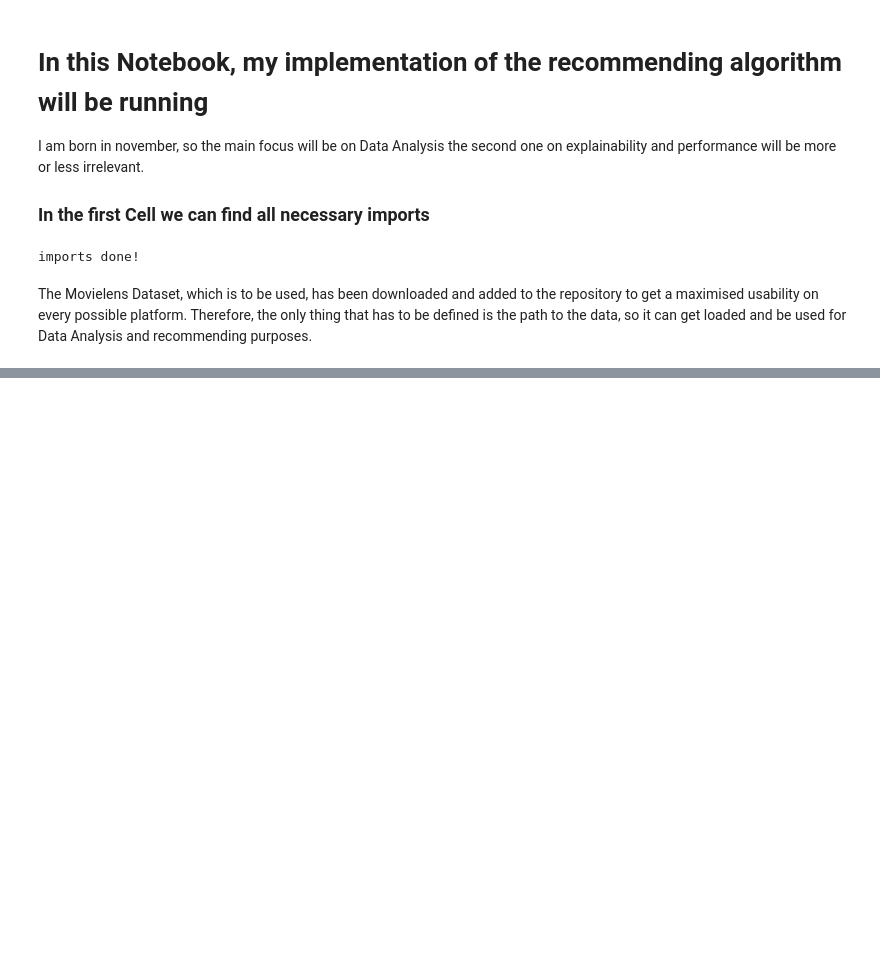
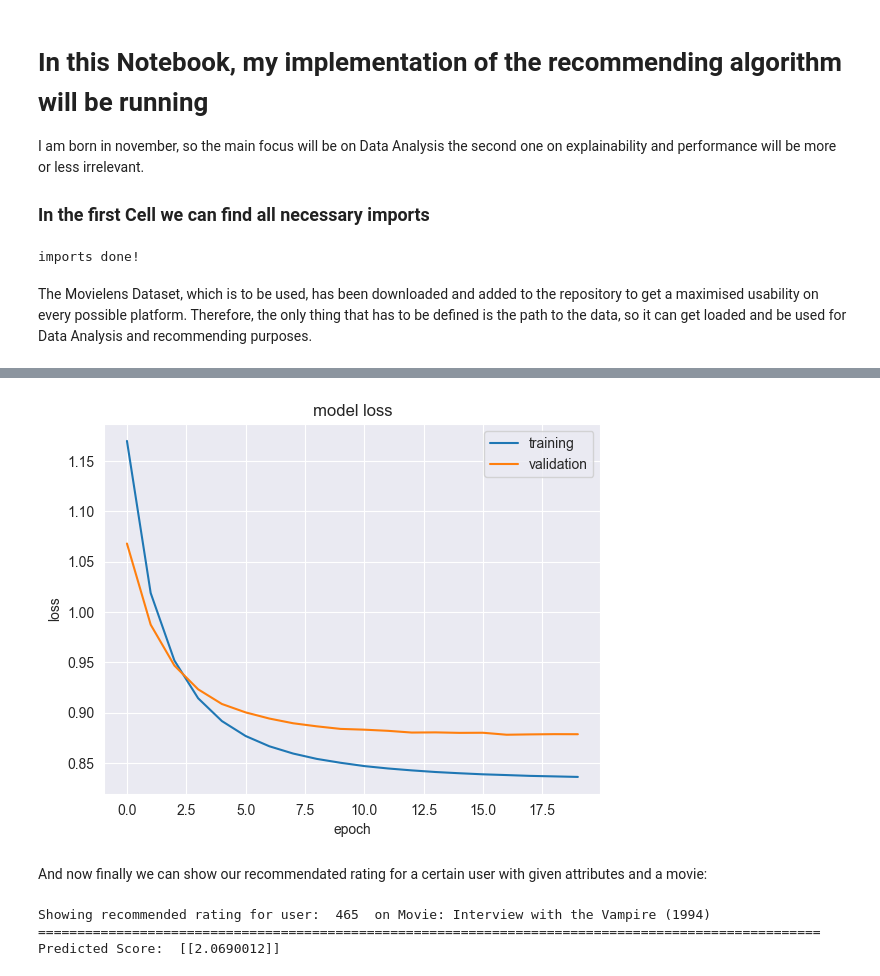
Before and after one commit to ursthejosh/DeepLearningAbgabe, a Jupyter notebook: DeepLearningTask.ipynb, the cells around one changed output, grey strips where cells are left out. Cells and saved outputs as stored; diff of their text form; code cells hidden in the pictures; blank space fills up the shorter version.

```diff
--- a/DeepLearningTask.ipynb
+++ b/DeepLearningTask.ipynb
@@ -232,0 +320,7 @@ oder
+# %%
+X = df_all[['user_enc', 'movie_enc', 'gen_enc', 'age_enc', 'occ_enc', 'sta_enc']].values
+y = df_all['rating'].values
+
+X_train, X_val, y_train, y_val = train_test_split(X, y, test_size=0.1, random_state=42, shuffle=True)
+
+X_train.shape, X_val.shape, y_train.shape, y_val.shape
@@ -232,0 +329,5 @@ oder
+# %%
+n_factors = 50
+
+X_train_array = [X_train[:, 0], X_train[:, 1], X_train[:, 2], X_train[:, 3], X_train[:, 4], X_train[:, 5]]
+X_val_array = [X_val[:, 0], X_val[:, 1], X_val[:, 2], X_val[:, 3], X_val[:, 4], X_val[:, 5]]
@@ -232,0 +394,3 @@ oder
+# %%
+model = Recommender(n_users, n_movies, n_factors, min_rating, max_rating)
+model.summary()
@@ -232,0 +417,3 @@ oder
+# %%
+history = model.fit(x=X_train_array, y=y_train, batch_size=64, epochs=15,
+                    verbose=1, validation_data=(X_val_array, y_val))
@@ -232,0 +438,31 @@ oder
+# %%
+plt.plot(history.history["loss"])
+plt.plot(history.history["val_loss"])
+plt.title("model loss")
+plt.ylabel("loss")
+plt.xlabel("epoch")
+plt.legend(["training", "validation"], loc="upper right")
+plt.show()
+# %% [output]
+[figure, added]
+# %% [markdown]
+And now finally we can show our recommendated rating for a certain user with given attributes and a movie:
+# %%
+my_user_id = df_all.user_id.sample(1).iloc[0]
+user = df_all.loc[df_all['user_id'] == my_user_id, 'user_enc'].iloc[0]
+gender = df_all.loc[df_all['user_id'] == my_user_id, 'gen_enc'].iloc[0]
+age = df_all.loc[df_all['user_id'] == my_user_id, 'age_enc'].iloc[0]
+occupation = df_all.loc[df_all['user_id'] == my_user_id, 'occ_enc'].iloc[0]
+state = df_all.loc[df_all['user_id'] == my_user_id, 'sta_enc'].iloc[0]
+# print(my_user_id,user, gender, age, occupation, state)
+
+movie = movies.movie_id.sample(random_state=np.random.default_rng()).iloc[0]
+movie_title = movies.loc[movies['movie_id'] == movie, 'movie_title'].iloc[0]
+print("Showing recommended rating for user: ", my_user_id, " on Movie:", movie_title)
+print("====" * 25)
+prediction = model.predict((np.array([user]),np.array([movie]),np.array([gender]),np.array([age]), np.array([occupation]), np.array([state])),verbose=0)
+print("Predicted Score: ", prediction)
+# %% [output]
+Showing recommended rating for user:  465  on Movie: Interview with the Vampire (1994)
+====================================================================================================
+Predicted Score:  [[2.0690012]]
```
Also changed, not shown: parts of 50 cells of this notebook, 4 other files.
